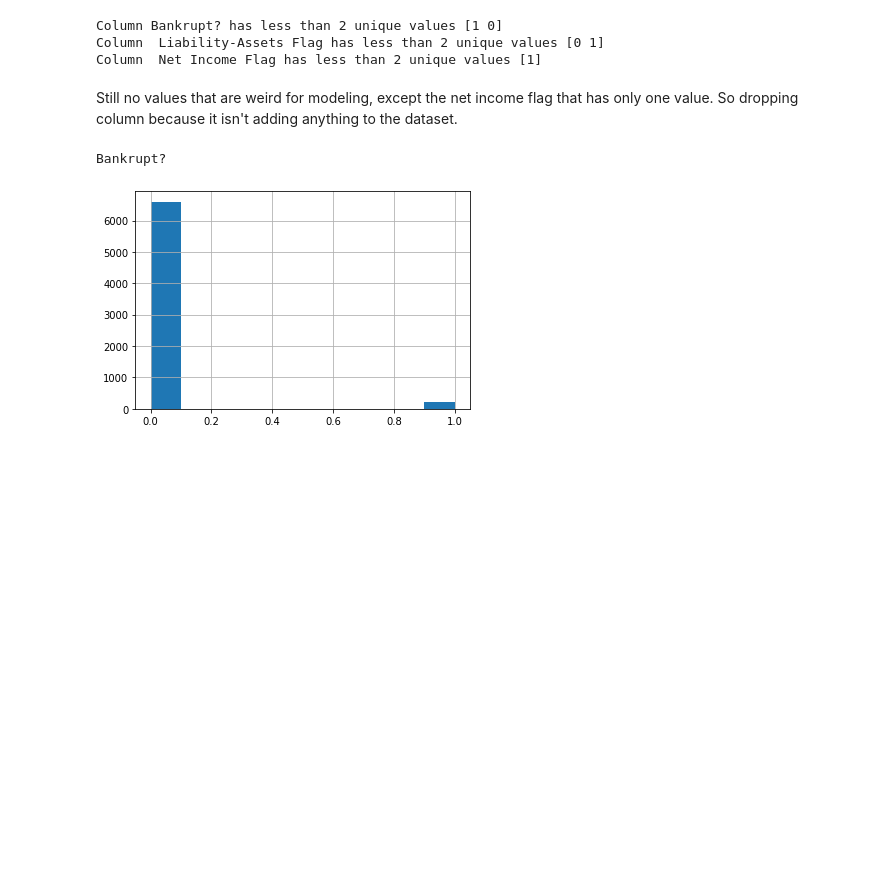
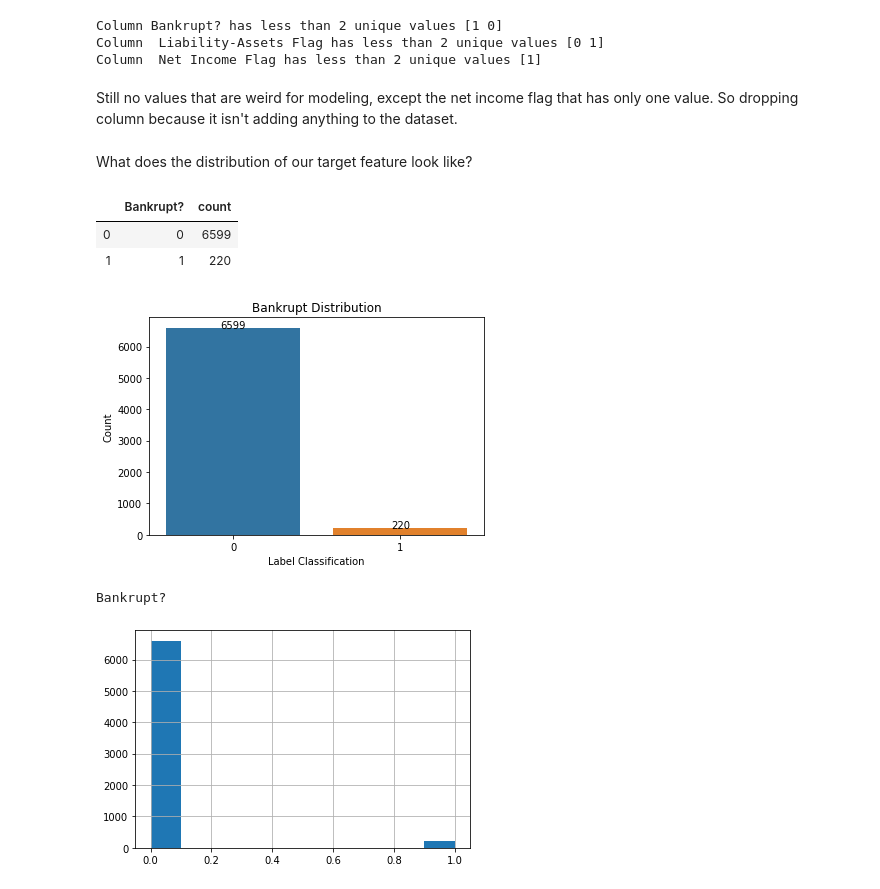
Before and after one commit to ebrunette/UdacityDataScienceNanoDegree, a Jupyter notebook: capstone_project/Bankrupt_EDA.ipynb, the cells around one changed output. Saved outputs shown, nothing was run; the diff lists cells and outputs as text; code cells hidden in the pictures; blank space fills up the shorter version.

Commit message:
feat: Adding in additional visuals for eda of the dataset.

```diff
--- a/capstone_project/Bankrupt_EDA.ipynb
+++ b/capstone_project/Bankrupt_EDA.ipynb
@@ -81,4 +81,27 @@ Still no values that are weird for modeling, except the net income flag that has
 # %%
 # dropping the Net Income Flag because it is all the same value, and won't be adding any extra value to modeling.
 bankrupt_df = bankrupt_df.drop([' Net Income Flag'], axis=1)
+# %% [markdown]
+What does the distribution of our target feature look like?
+# %%
+# creating the dataset to veiw the above question
+bankrupt_visual_df = pd.DataFrame(bankrupt_df['Bankrupt?'])
+bankrupt_visual_df['count'] = 1
+grouped_values = bankrupt_visual_df.groupby('Bankrupt?').count().reset_index()
+grouped_values
+# %% [output]
+|  | Bankrupt? | count |
+| 0 | 0 | 6599 |
+| 1 | 1 | 220 |
+# %%
+# Print the distribution of our target feature
+g = sns.barplot(x=bankrupt_df['Bankrupt?'].value_counts().index, y=bankrupt_df['Bankrupt?'].value_counts())
+for index, row in grouped_values.iterrows():
+    g.text(row['Bankrupt?'],row['count'], round(row['count'],2), color='black', ha="center")
+plt.xlabel("Label Classification")
+plt.ylabel("Count")
+plt.title("Bankrupt Distribution")
+plt.show()
+# %% [output]
+[figure, added]
 # %%
```
Also changed, not shown: parts of 14 cells of this notebook.
